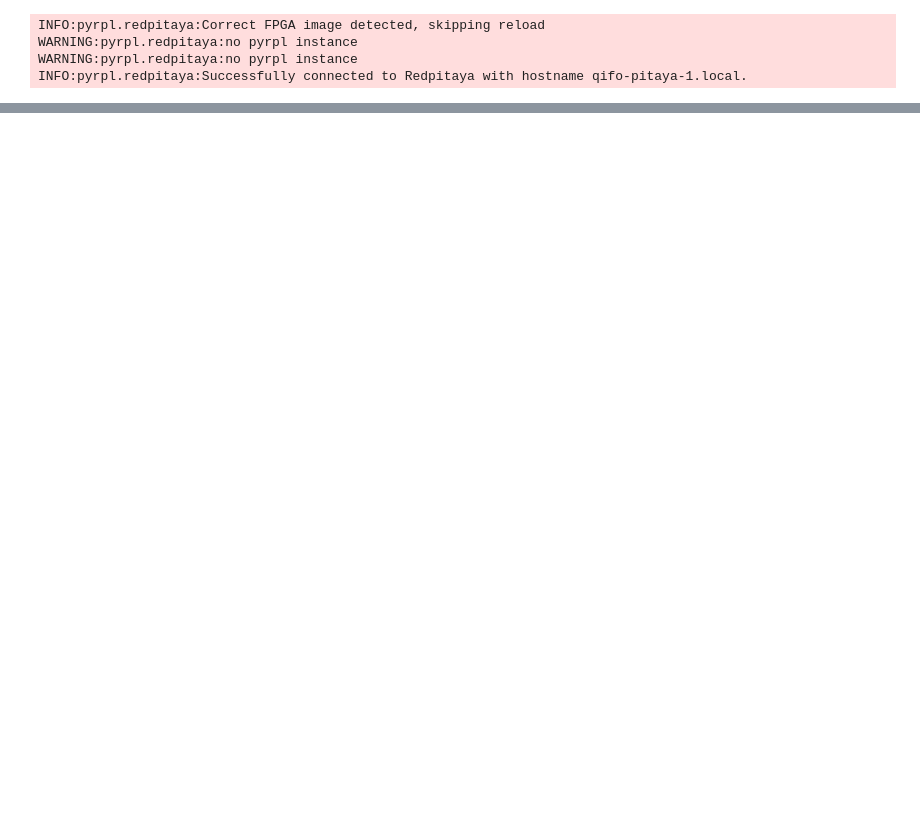
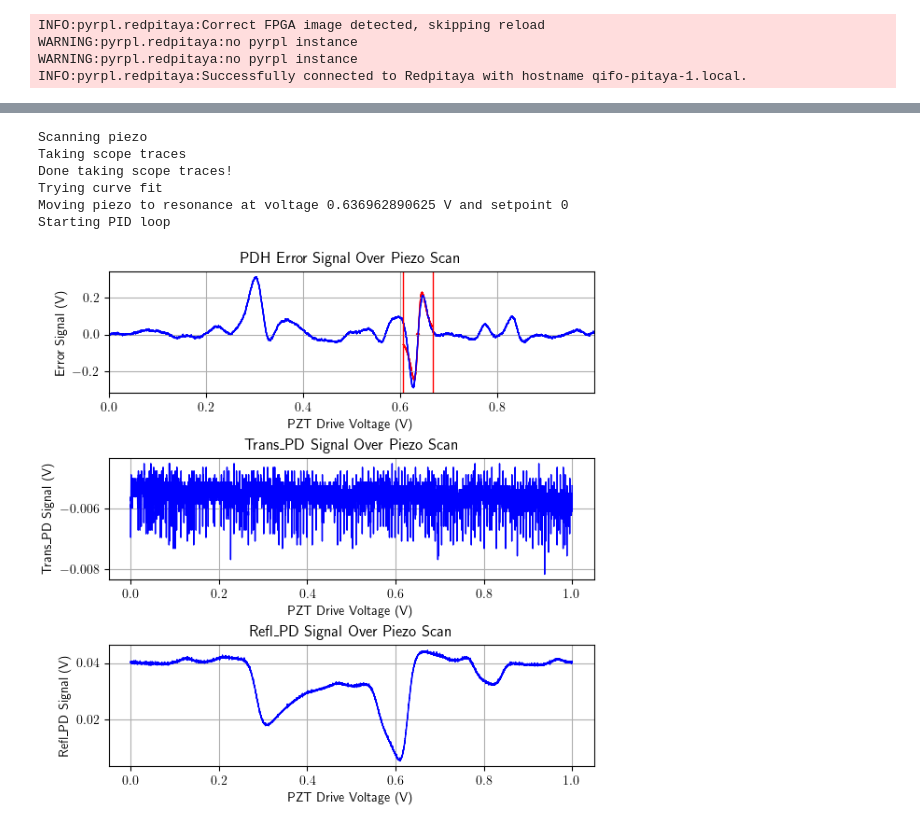
Before and after one commit to q-ifo/Red-Pitaya, a Jupyter notebook: pyrpl_locker.ipynb, the cells around one changed output, grey strips where cells are left out. Drawn from its saved outputs; the diff is of its cells as text; code cells hidden in the pictures; blank space fills up the shorter version.

```diff
--- a/pyrpl_locker.ipynb
+++ b/pyrpl_locker.ipynb
@@ -40,7 +40,7 @@ INFO:pyrpl.redpitaya:Successfully connected to Redpitaya with hostname qifo-pita
 params = types.SimpleNamespace(
     modulation_freq = 15e6,
     sideband_depth = 1.08,
-    decimation = 128
+    decimation = 256
 )
 
 EOM_V_pi = 6.2 #How many volts induces a pi phase shift from the EOM
@@ -256,7 +256,7 @@ def plot_LO_power_spectrum(num_divisions: int = 200, sleep_time = 0.001, LO_outp
 # %%
 def lock_cavity(demod_phase: float = 0, p:float = 0, i: float = 0, plot_scan_data: bool = True, quadrature_factor:float = 1):
     reset_modules()
-    set_demodulator(phase=demod_phase, quadrature_factor=quadrature_factor, amplitude=0.98)
+    set_demodulator(phase=demod_phase, quadrature_factor=quadrature_factor, amplitude=0.98, LO_output='off')
 
     print("Scanning piezo")
     start_piezo_scan(output=ports.piezo, frequency = 0.5 * (1 / (8e-9 * params.decimation * 2**14))) #Cover half the period in the time it takes for scope to trace
@@ -409,7 +409,15 @@ OrderedDict({'trace_average': 10, 'curve_name': 'networkanalyzer curve', 'run_co
 # %%
-# _, lockfig, lockax, ____ = lock_cavity(demod_phase = 85, p = 0.0, i = 5, quadrature_factor=500)
+_, lockfig, lockax, ____ = lock_cavity(demod_phase = 85, p = 0.0, i = -5, quadrature_factor=500)
 
 # #auto_relock(demod_phase = 0, p = 0.01, i = 5.0, quadrature_factor=50)
 
 # #lockfig.savefig("8-11_lock_test.png", dpi=200)
+# %% [output]
+Scanning piezo
+Taking scope traces
+Done taking scope traces!
+Trying curve fit
+Moving piezo to resonance at voltage 0.636962890625 V and setpoint 0
+Starting PID loop
+[figure, added]
 # %%
```
Also changed, not shown: parts of 5 cells of this notebook.
